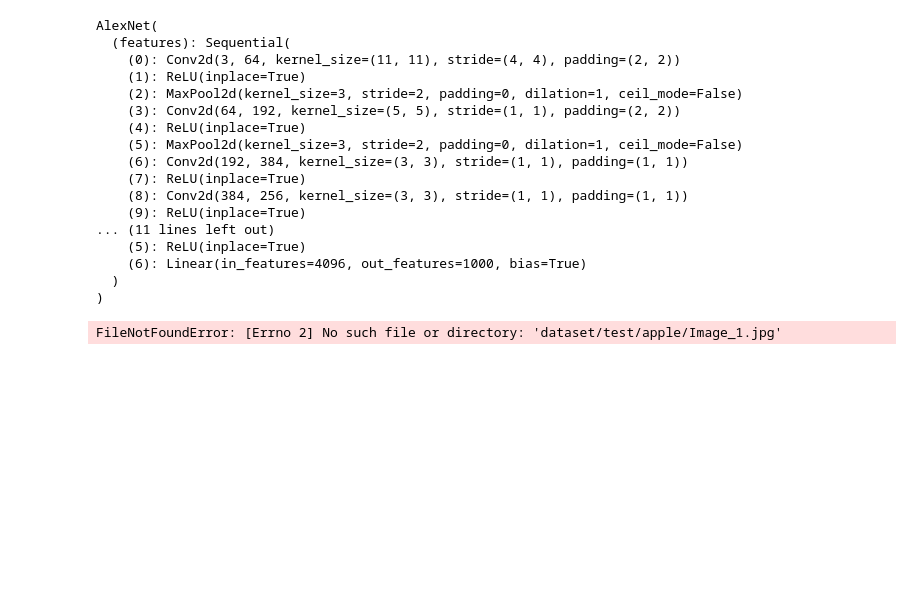
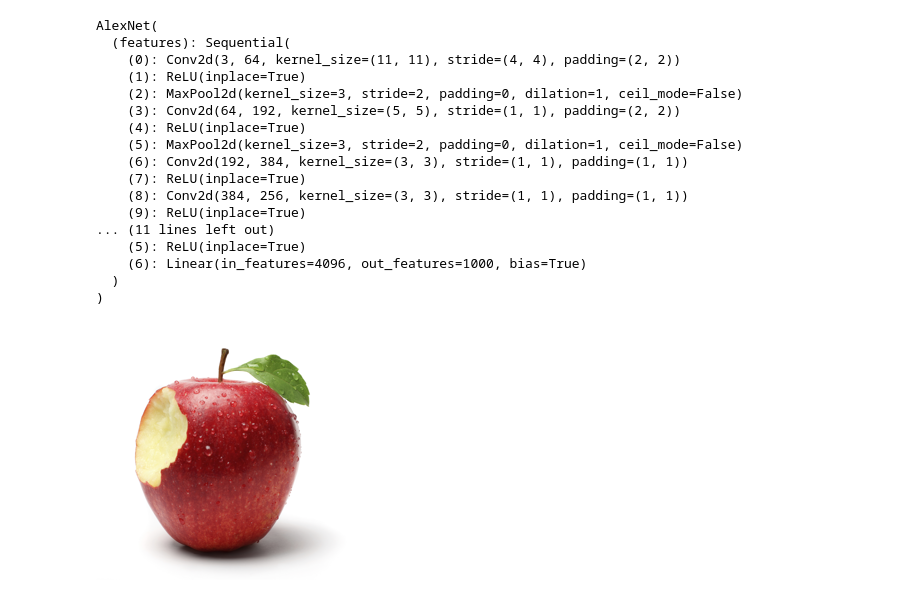
Before and after one commit to akikoogawa7/Fruit-Veg-Classifier, a Jupyter notebook: train.ipynb, the cells around one changed output. Cells and saved outputs as stored; diff of their text form; code cells hidden in the pictures; blank space fills up the shorter version.

```diff
--- a/train.ipynb
+++ b/train.ipynb
@@ -51,5 +51,7 @@ from skimage import io, transform
 import matplotlib.pyplot as plt
 # %%
 img = Image.open('dataset/archive/test/apple/Image_1.jpg')
+s = 255
+img.resize((256,265))
 # %% [output]
-FileNotFoundError: [Errno 2] No such file or directory: 'dataset/test/apple/Image_1.jpg'
+[figure, added]
```
